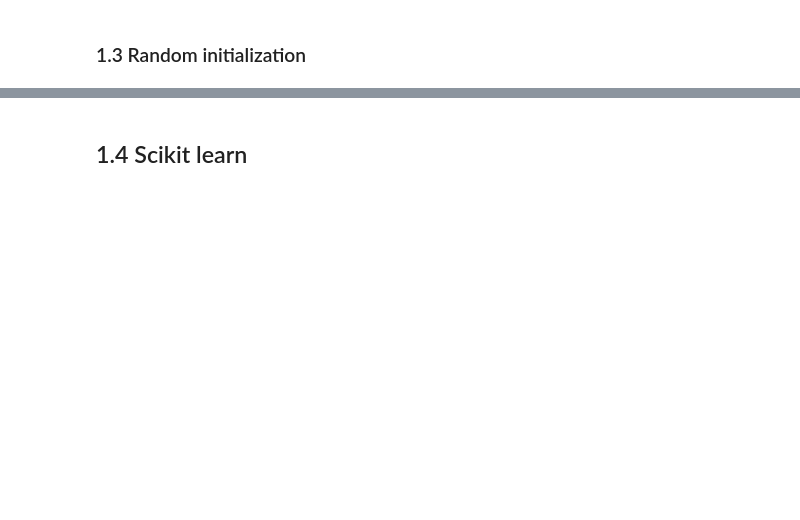
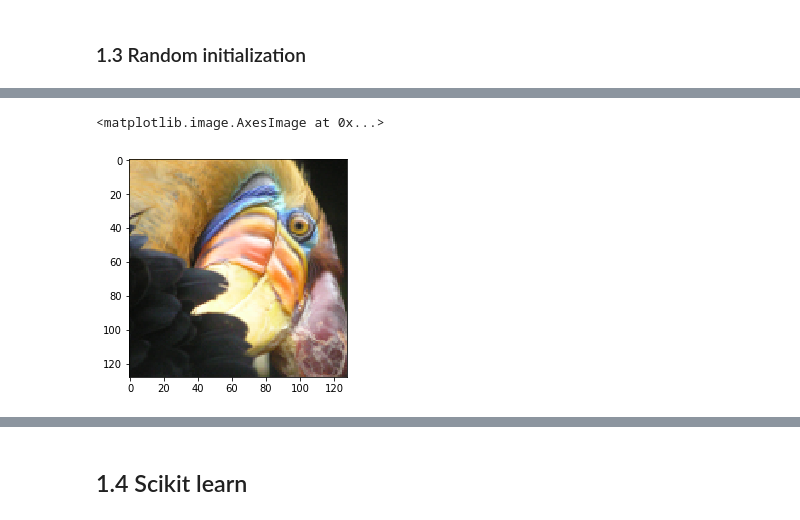
Before and after one commit to wesbarnett/MachineLearning, a Jupyter notebook: K-means Clustering and Principal Component Analysis.ipynb, the cells around one changed output, grey strips where cells are left out. Cells and saved outputs as stored; diff of their text form; code cells hidden in the pictures; blank space fills up the shorter version.

```diff
--- a/K-means Clustering and Principal Component Analysis.ipynb
+++ b/K-means Clustering and Principal Component Analysis.ipynb
@@ -121,0 +119,7 @@ array([[3.04367119, 1.01541041],
+# %%
+A = plt.imread('bird_small.png')
+# %%
+plt.imshow(A)
+# %% [output]
+<matplotlib.image.AxesImage at 0x...>
+[figure, added]
```
Also changed, not shown: parts of 45 cells of this notebook, 2 other files.
